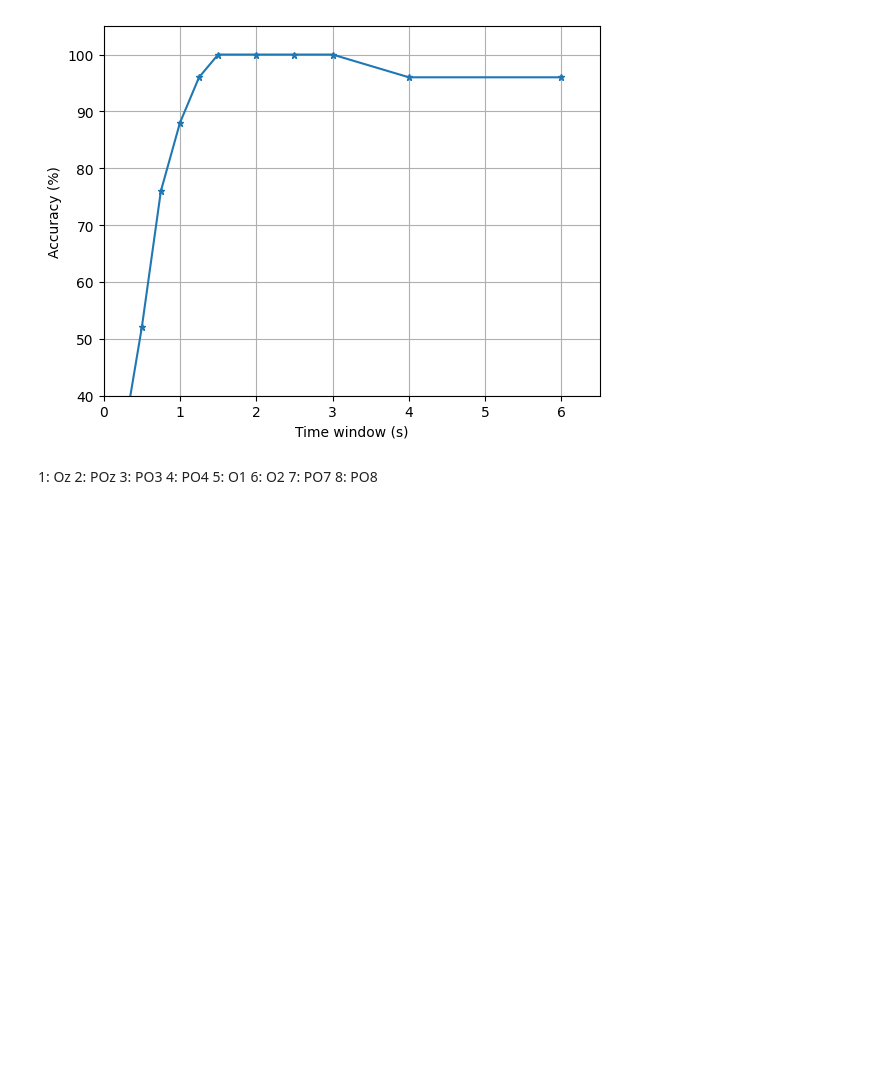
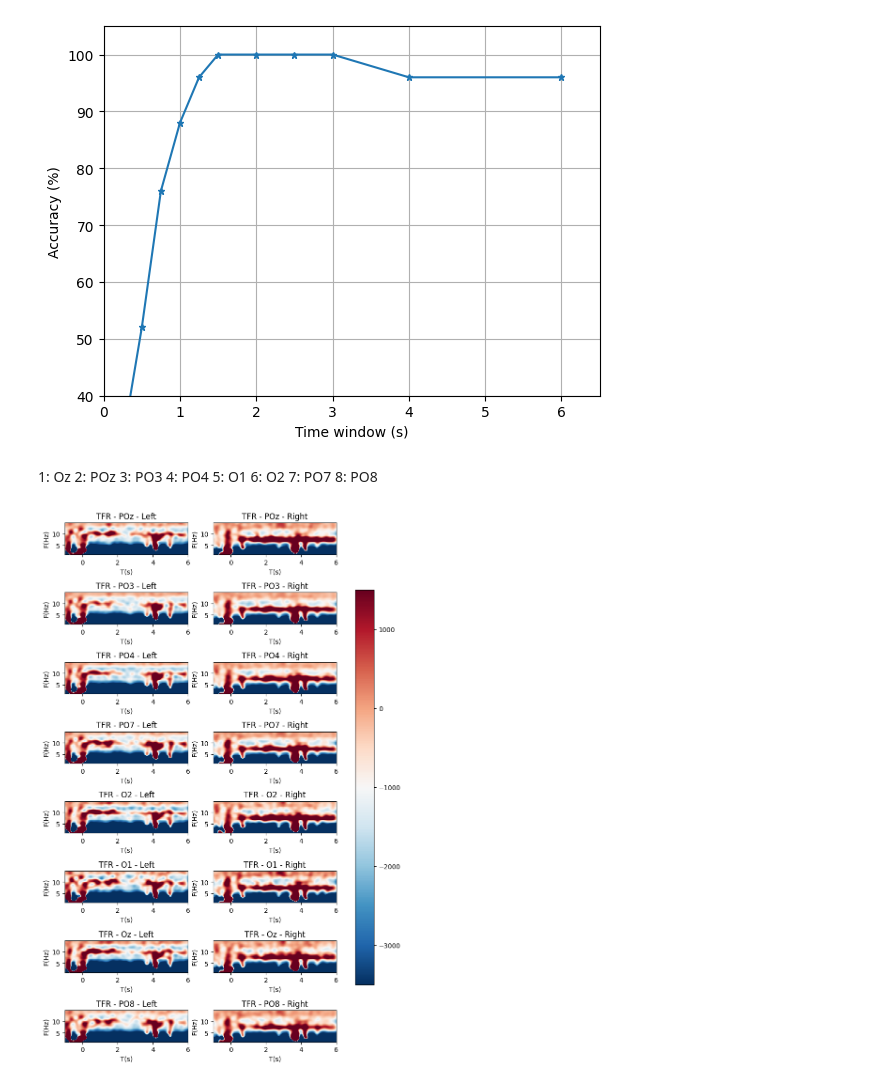
Before and after one commit to alken01/BCI, a Jupyter notebook: offline_analysis.ipynb, the cells around one changed output. Saved outputs shown, nothing was run; the diff lists cells and outputs as text; code cells hidden in the pictures; blank space fills up the shorter version.

```diff
--- a/offline_analysis.ipynb
+++ b/offline_analysis.ipynb
@@ -99,7 +99,7 @@ def extract_epochs(sig, sig_times, event_times, t_min, t_max, fs):
 # parser.add_argument("-f", "--filename", dest="filename", type=str, help="Recorded file name")
 # args = parser.parse_args()
 
-filename = "data/28_2_12_alken"
+filename = "data/28_2_12_alken/28_2_12_alken"
 
 # Initialization
 fs = 250
@@ -176,34 +191,17 @@ plt.show()
 # %%
-# Time-frequency analysis
-freqs = np.arange(1., 15., .3)
-n_cycles = freqs
 
-times = np.linspace(t_min, t_max, epochs.shape[2])
-
-power_1 = mne.time_frequency.tfr_array_morlet(epochs[groundtruth == 0., :, :], sfreq=fs,
-                                                freqs=freqs, n_cycles=n_cycles,
-                                                output='avg_power')
-power_2 = mne.time_frequency.tfr_array_morlet(epochs[groundtruth == 1., :, :], sfreq=fs,
-                                                freqs=freqs, n_cycles=n_cycles,
-                                                output='avg_power')
-
-
-power_1 = mne.time_frequency.tfr_array_morlet()
-
-
-mne.baseline.rescale(power_1, times, (None, 0), mode='mean', copy=False)
-mne.baseline.rescale(power_2, times, (None, 0), mode='mean', copy=False)
-power = np.stack([power_1, power_2])
 x, y = mne.viz.centers_to_edges(times, freqs)
 
 fig, ax = plt.subplots(n_chan, 2, figsize=(8, 12))
 for j in range(2):
     for i in range(n_chan):
         mesh = ax[i, j].pcolormesh(x, y, power[j, i], cmap='RdBu_r', vmin=-3500, vmax=1500)
         ax[i, j].set_title('TFR - ' + chan_name[i] + ' - ' + class_names[j])
         ax[i, j].set(ylim=freqs[[0, -1]], xlabel='T(s)', ylabel='F(Hz)')
 plt.tight_layout()
 fig.subplots_adjust(right=0.8)
 cbar_ax = fig.add_axes([0.85, 0.15, 0.05, 0.7])
 fig.colorbar(mesh, cax=cbar_ax)
 plt.show()
+# %% [output]
+[figure, added]
```
Also changed, not shown: parts of 4 cells of this notebook, 1 other file.
